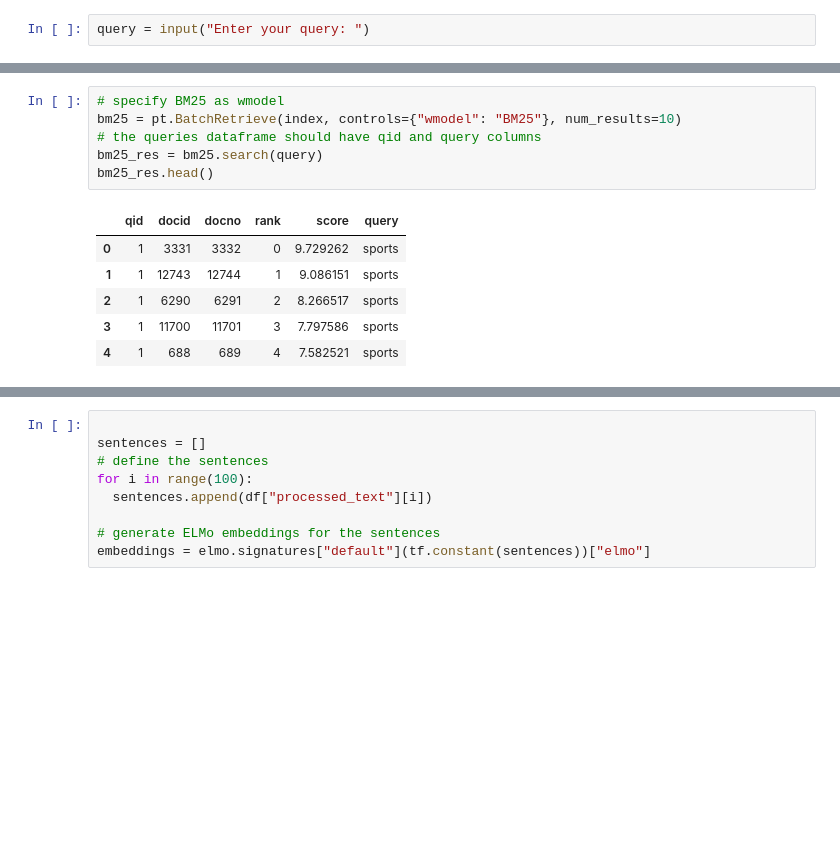
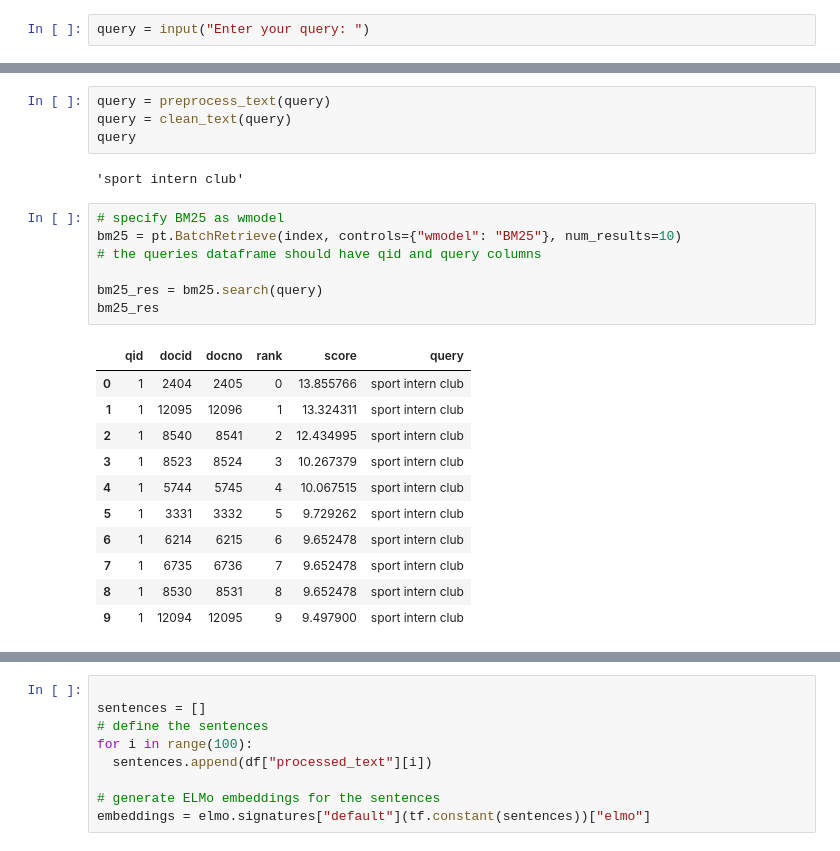
Before and after one commit to Mohamed-Mohamed-Hozien/Project-Mining, a Jupyter notebook: main2.ipynb, the cells around one changed output, grey strips where cells are left out. Saved outputs shown, nothing was run; the diff lists cells and outputs as text; blank space fills up the shorter version.

```diff
--- a/main2.ipynb
+++ b/main2.ipynb
@@ -252,16 +256,28 @@ Ranked Documents:
+# %%
+query = preprocess_text(query)
+query = clean_text(query)
+query
+# %% [output]
+'sport intern club'
 # %%
 # specify BM25 as wmodel
 bm25 = pt.BatchRetrieve(index, controls={"wmodel": "BM25"}, num_results=10)
 # the queries dataframe should have qid and query columns
+
 bm25_res = bm25.search(query)
-bm25_res.head()
+bm25_res
 # %% [output]
 |  | qid | docid | docno | rank | score | query |
-| 0 | 1 | 3331 | 3332 | 0 | 9.729262 | sports |
-| 1 | 1 | 12743 | 12744 | 1 | 9.086151 | sports |
-| 2 | 1 | 6290 | 6291 | 2 | 8.266517 | sports |
-| 3 | 1 | 11700 | 11701 | 3 | 7.797586 | sports |
-| 4 | 1 | 688 | 689 | 4 | 7.582521 | sports |
+| 0 | 1 | 2404 | 2405 | 0 | 13.855766 | sport intern club |
+| 1 | 1 | 12095 | 12096 | 1 | 13.324311 | sport intern club |
+| 2 | 1 | 8540 | 8541 | 2 | 12.434995 | sport intern club |
+| 3 | 1 | 8523 | 8524 | 3 | 10.267379 | sport intern club |
+| 4 | 1 | 5744 | 5745 | 4 | 10.067515 | sport intern club |
+| 5 | 1 | 3331 | 3332 | 5 | 9.729262 | sport intern club |
+| 6 | 1 | 6214 | 6215 | 6 | 9.652478 | sport intern club |
+| 7 | 1 | 6735 | 6736 | 7 | 9.652478 | sport intern club |
+| 8 | 1 | 8530 | 8531 | 8 | 9.652478 | sport intern club |
+| 9 | 1 | 12094 | 12095 | 9 | 9.497900 | sport intern club |
 # %%
 rm3_expander2 = pt.rewrite.RM3(index, fb_terms=10, fb_docs=100)
 
```
Also changed, not shown: parts of 8 cells of this notebook, 1 other file.
